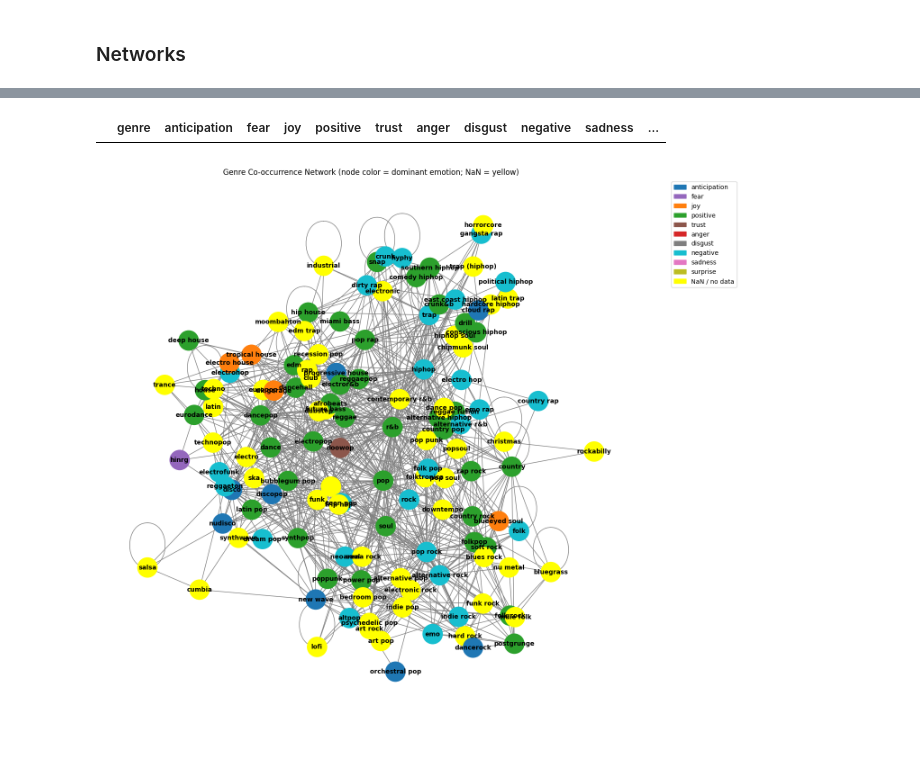
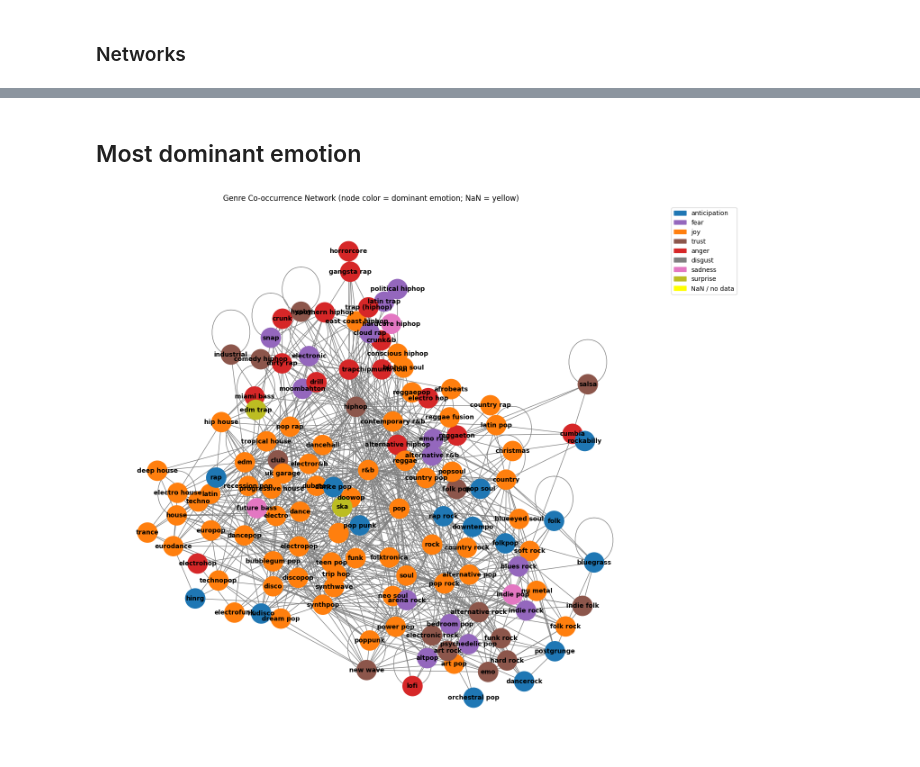
Before and after one commit to wkandersen/02807-computational-data-science, a Jupyter notebook: project_J.ipynb, the cells around one changed output, grey strips where cells are left out. Drawn from its saved outputs; the diff is of its cells as text; code cells hidden in the pictures.

```diff
--- a/project_J.ipynb
+++ b/project_J.ipynb
@@ -225,9 +169,39 @@ for g in gen:
-# %%
-# Most dominant emotion per genre
-df_emotions_by_genre['dominant_emotion'] = df_emotions_by_genre[emotion_cols].idxmax(axis=1)
-df_emotions_by_genre[df_emotions_by_genre['genre'] == 'funk']
-# %% [output]
-|  | genre | anticipation | fear | joy | positive | trust | anger | disgust | negative | sadness | ... |
+# %%
+## Find average emotion per genre
+emotion_cols = ['anticipation','fear','joy','positive','trust',
+                'anger','disgust','negative','sadness','surprise']
+
+df_emotions_by_genre = (
+    df_songs_with_emotions
+        .groupby('genre')[emotion_cols]
+        .mean()
+        .reset_index()
+)
+
+# # Most dominant emotion per genre
+df_emotions_by_genre['dominant_emotion'] = df_emotions_by_genre[emotion_cols].idxmax(axis=1)
+# %%
+## Expand to have column with positive/negative and a column with dominant emotion
+def dominant_sentiment(row):
+    if row['positive'] >= row['negative']:
+        return 'positive'
+    else:
+        return 'negative'
+
+def dominant_emotion(row):
+    sorted_emotions = row[emotion_cols].sort_values(ascending=False)
+    if sorted_emotions.index[0] in ['positive', 'negative']:
+        if sorted_emotions.index[1] in ['positive', 'negative']:
+            return sorted_emotions.index[2]
+        return sorted_emotions.index[1]
+    else:
+        return row[emotion_cols].idxmax()
+
+
+df_emotions_by_genre['sentiment'] = df_emotions_by_genre.apply(dominant_sentiment, axis=1)
+df_emotions_by_genre['dominant_emotion'] = df_emotions_by_genre.apply(dominant_emotion, axis=1)
+# %% [markdown]
+## Most dominant emotion
 # %%
 ## Create graph with genres as nodes and links being the artist with both genres
 G = nx.Graph()
@@ -247,11 +221,11 @@ emotion_color_map = {
     'anticipation': '#1f77b4',
     'fear':         '#9467bd',
     'joy':          '#ff7f0e',
-    'positive':     '#2ca02c',
+    # 'positive':     '#2ca02c',
     'trust':        '#8c564b',
     'anger':        '#d62728',
     'disgust':      '#7f7f7f',
-    'negative':     '#17becf',
+    # 'negative':     '#17becf',
     'sadness':      '#e377c2',
     'surprise':     '#bcbd22'
 }
@@ -259,35 +233,32 @@ nan_color = 'yellow'
 
 # Build node color list based on dominant emotion per genre
 node_colors = []
 for node in G.nodes():
     row = df_emotions_by_genre[df_emotions_by_genre['genre'] == node]
     if not row.empty and pd.notna(row['dominant_emotion'].iloc[0]):
         dom = row['dominant_emotion'].iloc[0]
         node_colors.append(emotion_color_map.get(dom, nan_color))
     else:
         node_colors.append(nan_color)
 
 # Draw the graph
 plt.figure(figsize=(12, 12))
-try:
-    pos = nx.forceatlas2_layout(G, max_iter=1000)
-except Exception:
-    pos = nx.spring_layout(G, seed=42)
+pos = nx.forceatlas2_layout(G, max_iter=1000, seed=42)
 
 nx.draw(G, pos,
         with_labels=True,
         node_size=1000,
         node_color=node_colors,
         font_size=10,
         font_weight="bold",
         edge_color="gray")
 
 # Optional: show a legend for emotions
 patches = [mpatches.Patch(color=c, label=e) for e, c in emotion_color_map.items()]
 patches.append(mpatches.Patch(color=nan_color, label='NaN / no data'))
 plt.legend(handles=patches, bbox_to_anchor=(1.05, 1), loc='upper left')
 
 plt.title("Genre Co-occurrence Network (node color = dominant emotion; NaN = yellow)")
 plt.show()
 # %% [output]
-[figure, old version]
+[figure, new version]
```
Also changed, not shown: parts of 9 cells of this notebook.
